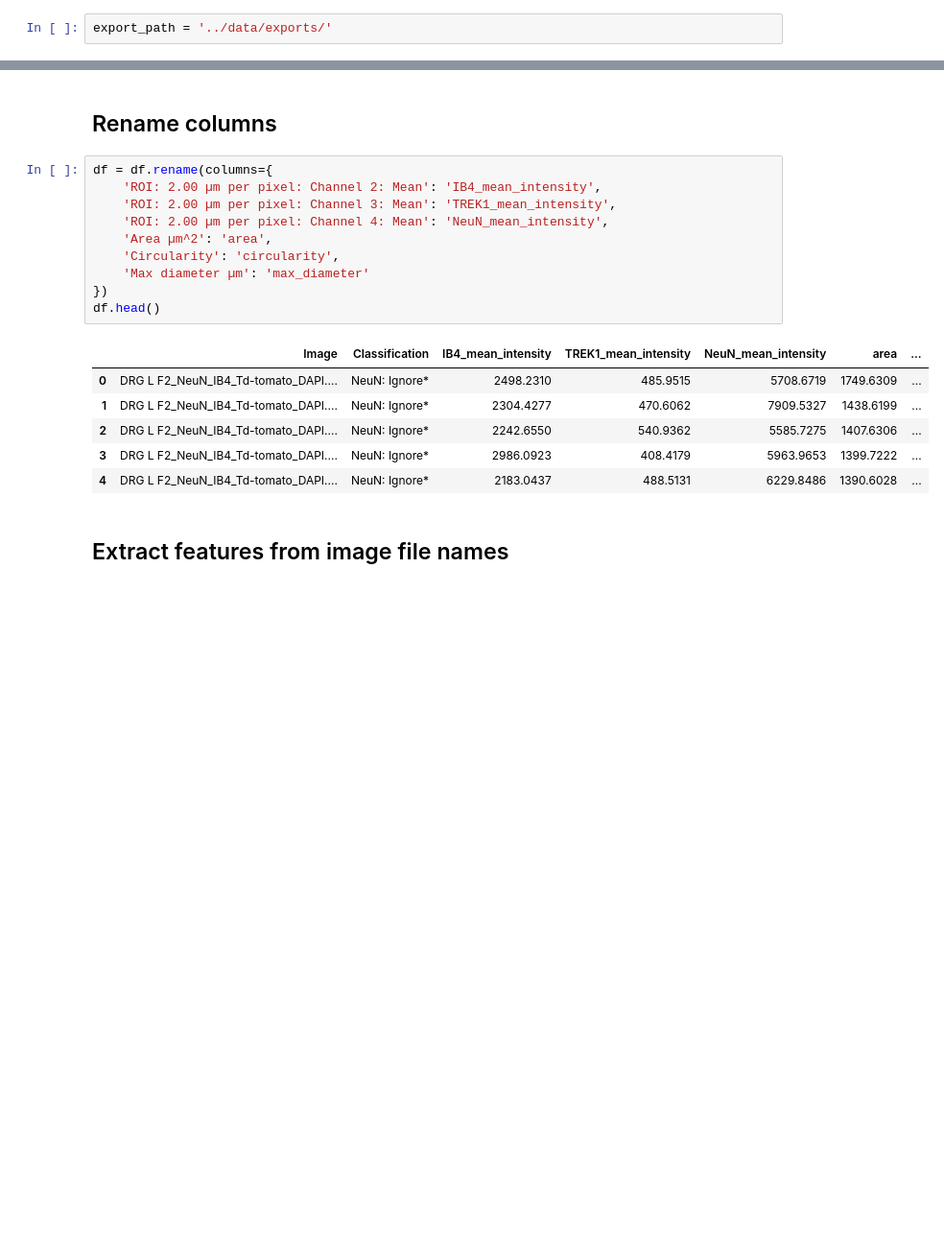
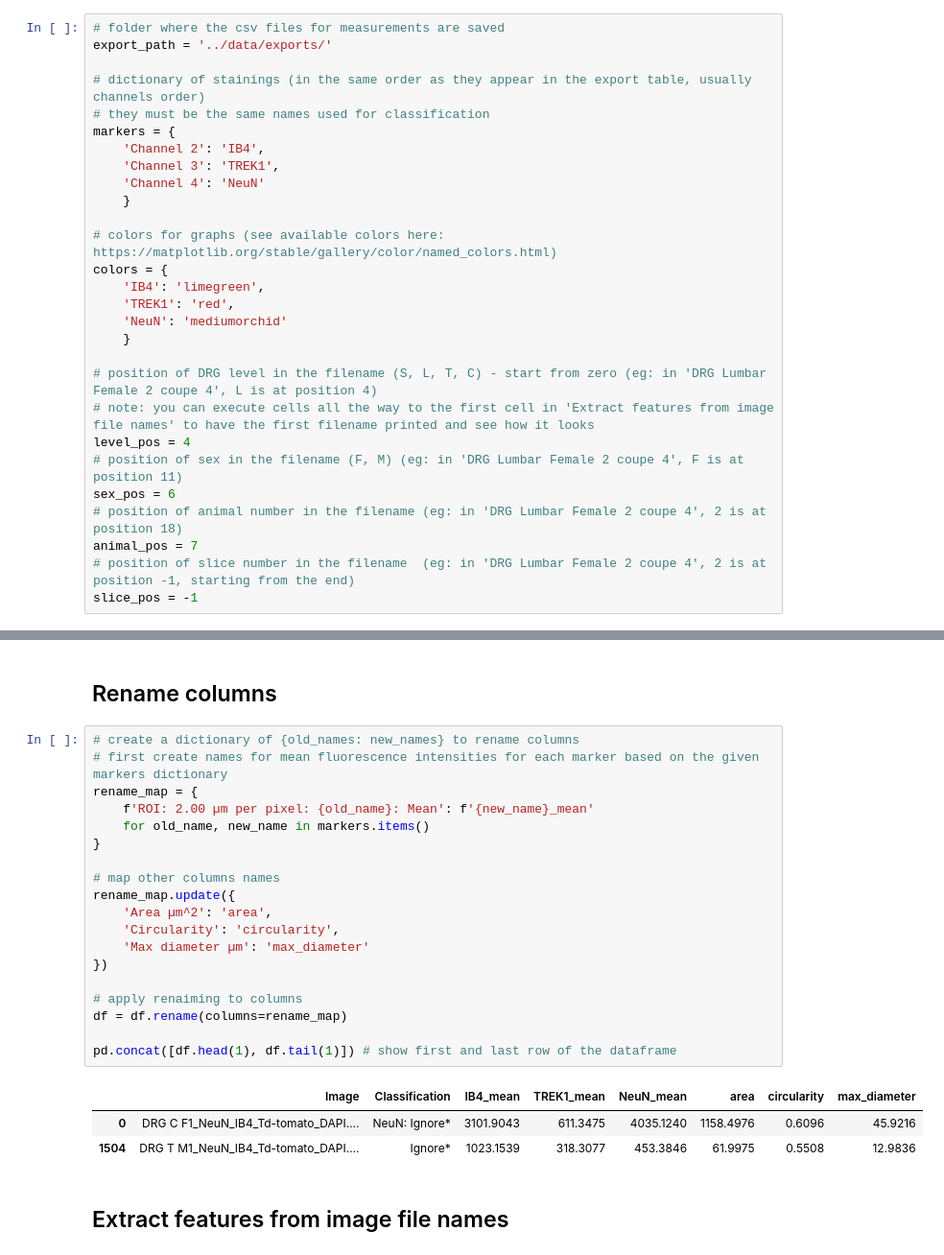
Before and after one commit to slolignier/coexpression, a Jupyter notebook: notebook/coexpression_analysis.ipynb, the cells around one changed output, grey strips where cells are left out. Shown at 96% size. Saved outputs shown, nothing was run; the diff lists cells and outputs as text; blank space fills up the shorter version.

```diff
--- a/notebook/coexpression_analysis.ipynb
+++ b/notebook/coexpression_analysis.ipynb
@@ -6,7 +10,33 @@ from matplotlib_venn import venn3
 # %% [markdown]
 # Variables
 # %%
+# folder where the csv files for measurements are saved
 export_path = '../data/exports/'
+
+# dictionary of stainings (in the same order as they appear in the export table, usually channels order)
+# they must be the same names used for classification
+markers = {
+    'Channel 2': 'IB4',
+    'Channel 3': 'TREK1',
+    'Channel 4': 'NeuN'
+    }
+
+# colors for graphs (see available colors here: https://matplotlib.org/stable/gallery/color/named_colors.html)
+colors = {
+    'IB4': 'limegreen',
+    'TREK1': 'red',
+    'NeuN': 'mediumorchid'
+    }
+
+# position of DRG level in the filename (S, L, T, C) - start from zero (eg: in 'DRG Lumbar Female 2 coupe 4', L is at position 4)
+# note: you can execute cells all the way to the first cell in 'Extract features from image file names' to have the first filename printed and see how it looks
+level_pos = 4
+# position of sex in the filename (F, M) (eg: in 'DRG Lumbar Female 2 coupe 4', F is at position 11)
+sex_pos = 6
+# position of animal number in the filename (eg: in 'DRG Lumbar Female 2 coupe 4', 2 is at position 18)
+animal_pos = 7
+# position of slice number in the filename  (eg: in 'DRG Lumbar Female 2 coupe 4', 2 is at position -1, starting from the end)
+slice_pos = -1
 # %% [markdown]
 # Extract and cleanup data
 # %% [markdown]
@@ -49,22 +73,28 @@ df.head()
 # %% [markdown]
 ## Rename columns
 # %%
-df = df.rename(columns={
-    'ROI: 2.00 µm per pixel: Channel 2: Mean': 'IB4_mean_intensity',
-    'ROI: 2.00 µm per pixel: Channel 3: Mean': 'TREK1_mean_intensity',
-    'ROI: 2.00 µm per pixel: Channel 4: Mean': 'NeuN_mean_intensity',
+# create a dictionary of {old_names: new_names} to rename columns
+# first create names for mean fluorescence intensities for each marker based on the given markers dictionary
+rename_map = {
+    f'ROI: 2.00 µm per pixel: {old_name}: Mean': f'{new_name}_mean'
+    for old_name, new_name in markers.items()
+}
+
+# map other columns names
+rename_map.update({
     'Area µm^2': 'area',
     'Circularity': 'circularity',
     'Max diameter µm': 'max_diameter'
 })
-df.head()
+
+# apply renaiming to columns
+df = df.rename(columns=rename_map)
+
+pd.concat([df.head(1), df.tail(1)]) # show first and last row of the dataframe
 # %% [output]
-|  | Image | Classification | IB4_mean_intensity | TREK1_mean_intensity | NeuN_mean_intensity | area | ... |
-| 0 | DRG L F2_NeuN_IB4_Td-tomato_DAPI.... | NeuN: Ignore* | 2498.2310 | 485.9515 | 5708.6719 | 1749.6309 | ... |
-| 1 | DRG L F2_NeuN_IB4_Td-tomato_DAPI.... | NeuN: Ignore* | 2304.4277 | 470.6062 | 7909.5327 | 1438.6199 | ... |
-| 2 | DRG L F2_NeuN_IB4_Td-tomato_DAPI.... | NeuN: Ignore* | 2242.6550 | 540.9362 | 5585.7275 | 1407.6306 | ... |
-| 3 | DRG L F2_NeuN_IB4_Td-tomato_DAPI.... | NeuN: Ignore* | 2986.0923 | 408.4179 | 5963.9653 | 1399.7222 | ... |
-| 4 | DRG L F2_NeuN_IB4_Td-tomato_DAPI.... | NeuN: Ignore* | 2183.0437 | 488.5131 | 6229.8486 | 1390.6028 | ... |
+|  | Image | Classification | IB4_mean | TREK1_mean | NeuN_mean | area | circularity | max_diameter |
+| 0 | DRG C F1_NeuN_IB4_Td-tomato_DAPI.... | NeuN: Ignore* | 3101.9043 | 611.3475 | 4035.1240 | 1158.4976 | 0.6096 | 45.9216 |
+| 1504 | DRG T M1_NeuN_IB4_Td-tomato_DAPI.... | Ignore* | 1023.1539 | 318.3077 | 453.3846 | 61.9975 | 0.5508 | 12.9836 |
 # %% [markdown]
 ## Extract features from image file names
 # %%
```
Also changed, not shown: parts of 21 cells of this notebook, 8 other files.
